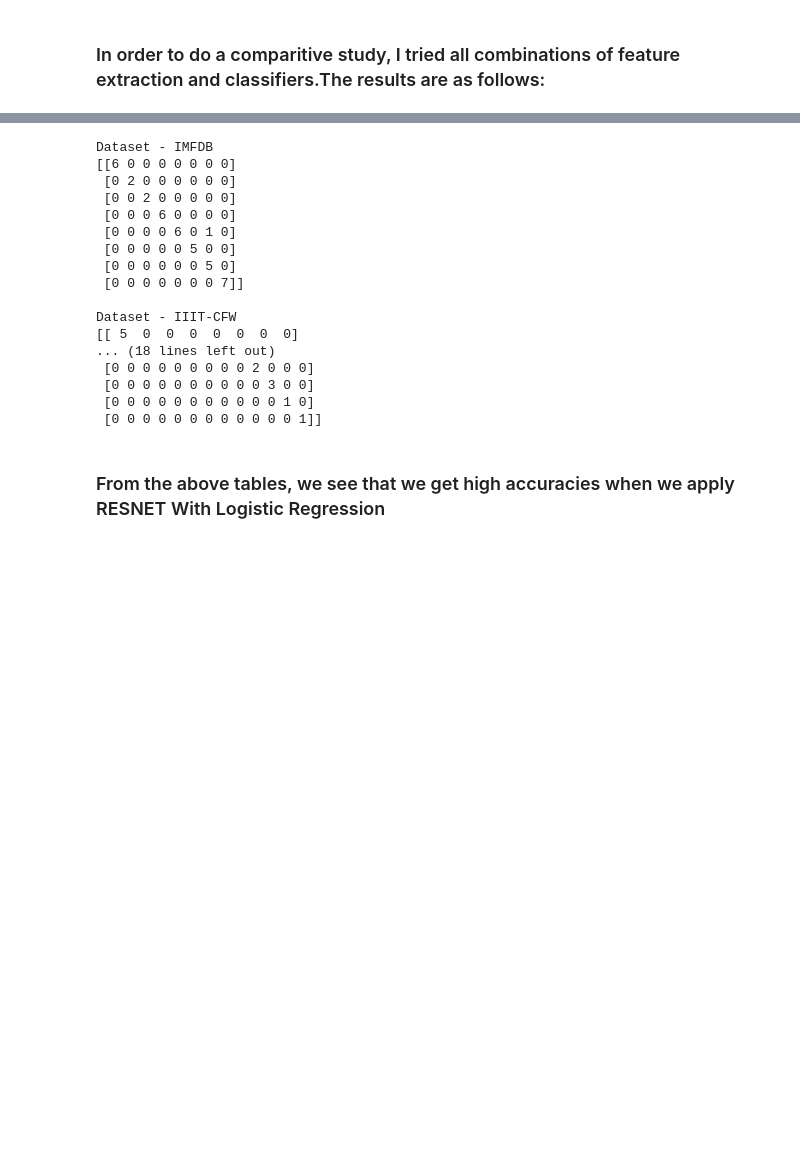
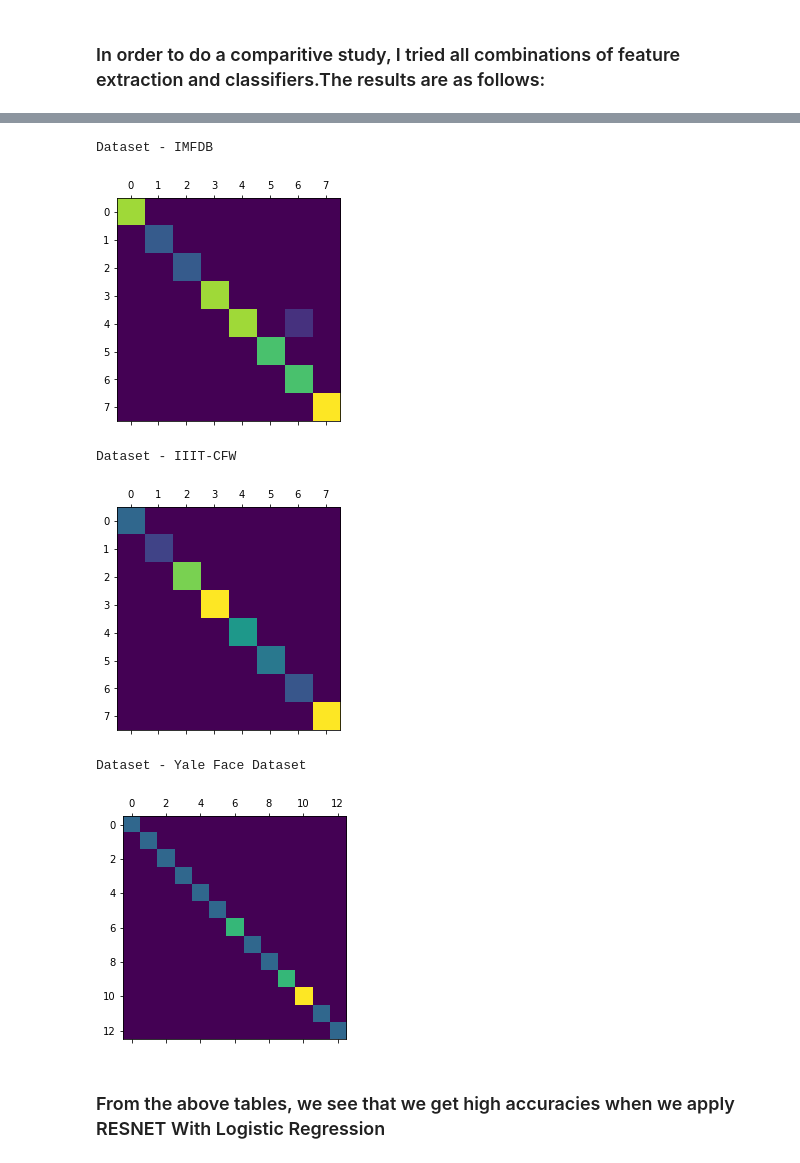
Before and after one commit to batra98/Face_Classification_and_Verification, a Jupyter notebook: 20171114.ipynb, the cells around one changed output, grey strips where cells are left out. Cells and saved outputs as stored; diff of their text form; code cells hidden in the pictures; blank space fills up the shorter version.

```diff
--- a/20171114.ipynb
+++ b/20171114.ipynb
@@ -747,31 +753,23 @@ Dataset = IMFDB
 # %%
 # For each dataset print the confusion matrix for the best model
 print("Dataset - IMFDB")
-print(sorted(array_IMFDB,key=lambda x: x[0],reverse = True)[0][1])
+plt.matshow(sorted(array_IMFDB,key=lambda x: x[0],reverse = True)[0][1])
+plt.show()
 print()
 print("Dataset - IIIT-CFW")
-print(sorted(array_IIIT_CFW,key=lambda x: x[0],reverse = True)[0][1])
+plt.matshow(sorted(array_IIIT_CFW,key=lambda x: x[0],reverse = True)[0][1])
+plt.show()
 print()
 print("Dataset - Yale Face Dataset")
-print(sorted(array_Yale_Face_Database,key=lambda x: x[0],reverse = True)[0][1])
+plt.matshow(sorted(array_Yale_Face_Database,key=lambda x: x[0],reverse = True)[0][1])
+plt.show()
 # %% [output]
 Dataset - IMFDB
-[[6 0 0 0 0 0 0 0]
- [0 2 0 0 0 0 0 0]
- [0 0 2 0 0 0 0 0]
- [0 0 0 6 0 0 0 0]
- [0 0 0 0 6 0 1 0]
- [0 0 0 0 0 5 0 0]
- [0 0 0 0 0 0 5 0]
- [0 0 0 0 0 0 0 7]]
-
-Dataset - IIIT-CFW
-[[ 5  0  0  0  0  0  0  0]
-... (18 lines left out)
- [0 0 0 0 0 0 0 0 0 2 0 0 0]
- [0 0 0 0 0 0 0 0 0 0 3 0 0]
- [0 0 0 0 0 0 0 0 0 0 0 1 0]
- [0 0 0 0 0 0 0 0 0 0 0 0 1]]
+[figure, added]
+Dataset - IIIT-CFW
+[figure, added]
+Dataset - Yale Face Dataset
+[figure, added]
 # %% [markdown]
 ### From the above tables, we see that we get high accuracies when we apply RESNET With Logistic Regression
 # %% [markdown]
```
Also changed, not shown: parts of 12 cells of this notebook, 12 other files.
